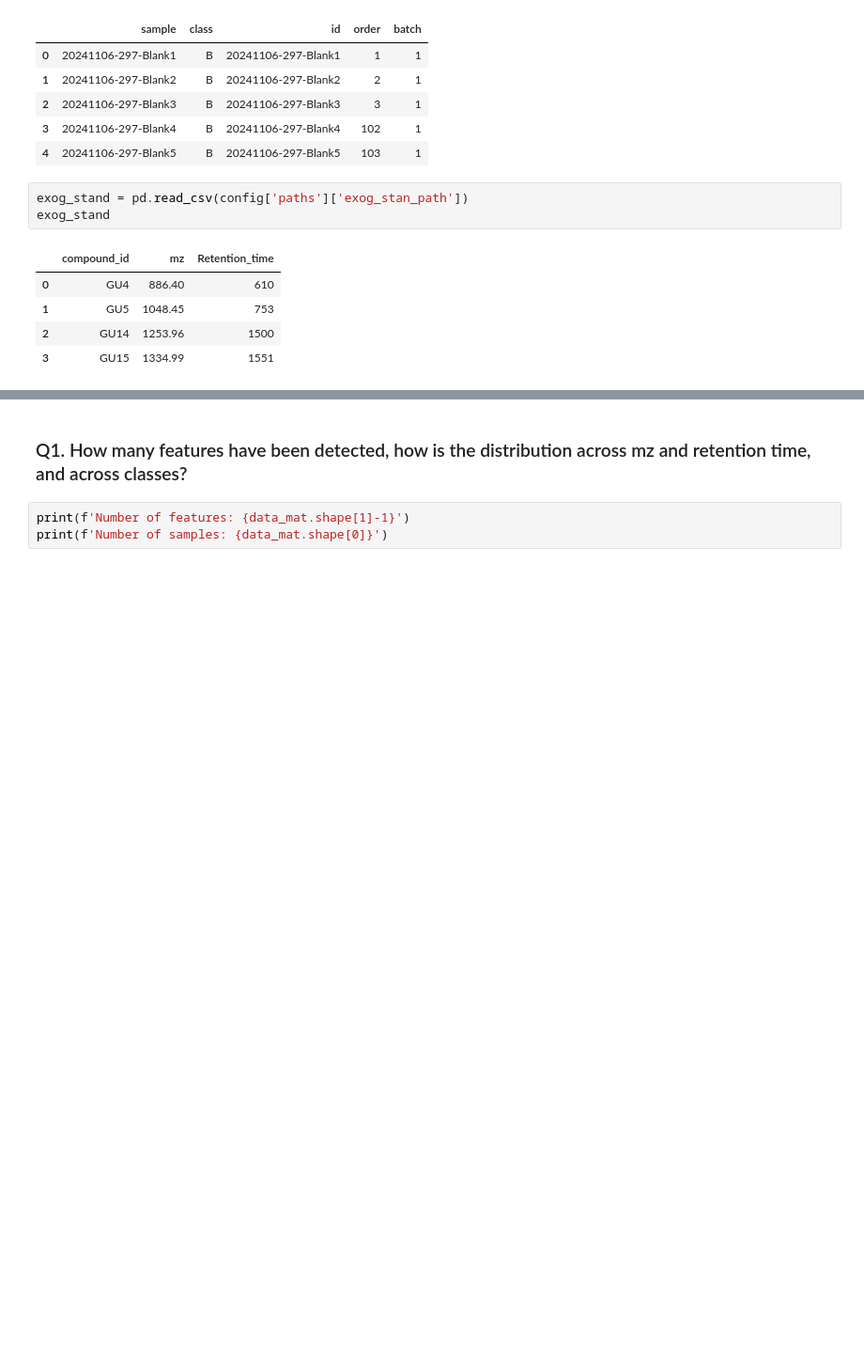
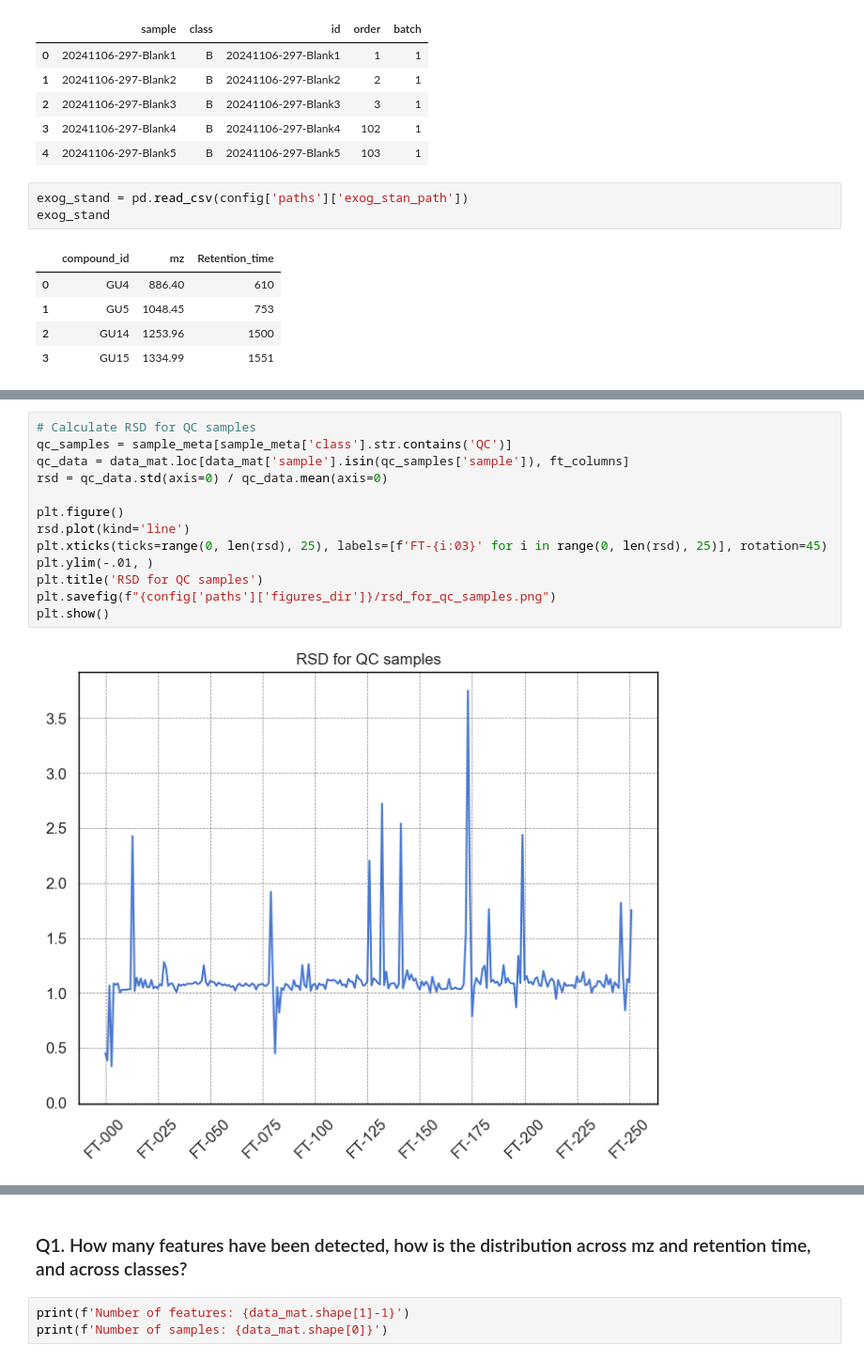
Before and after one commit to AliSaadatV/glycan_analysis, a Jupyter notebook: task1/notebooks/01_EDA.ipynb, the cells around one changed output, grey strips where cells are left out. Shown at 94% size. Cells and saved outputs as stored; diff of their text form; blank space fills up the shorter version.

```diff
--- a/task1/notebooks/01_EDA.ipynb
+++ b/task1/notebooks/01_EDA.ipynb
@@ -66,0 +135,15 @@ exog_stand
+# %%
+# Calculate RSD for QC samples
+qc_samples = sample_meta[sample_meta['class'].str.contains('QC')]
+qc_data = data_mat.loc[data_mat['sample'].isin(qc_samples['sample']), ft_columns]
+rsd = qc_data.std(axis=0) / qc_data.mean(axis=0)
+
+plt.figure()
+rsd.plot(kind='line')
+plt.xticks(ticks=range(0, len(rsd), 25), labels=[f'FT-{i:03}' for i in range(0, len(rsd), 25)], rotation=45)
+plt.ylim(-.01, )
+plt.title('RSD for QC samples')
+plt.savefig(f"{config['paths']['figures_dir']}/rsd_for_qc_samples.png")
+plt.show()
+# %% [output]
+[figure, added]
```
Also changed, not shown: parts of 33 cells of this notebook, 18 other files.
